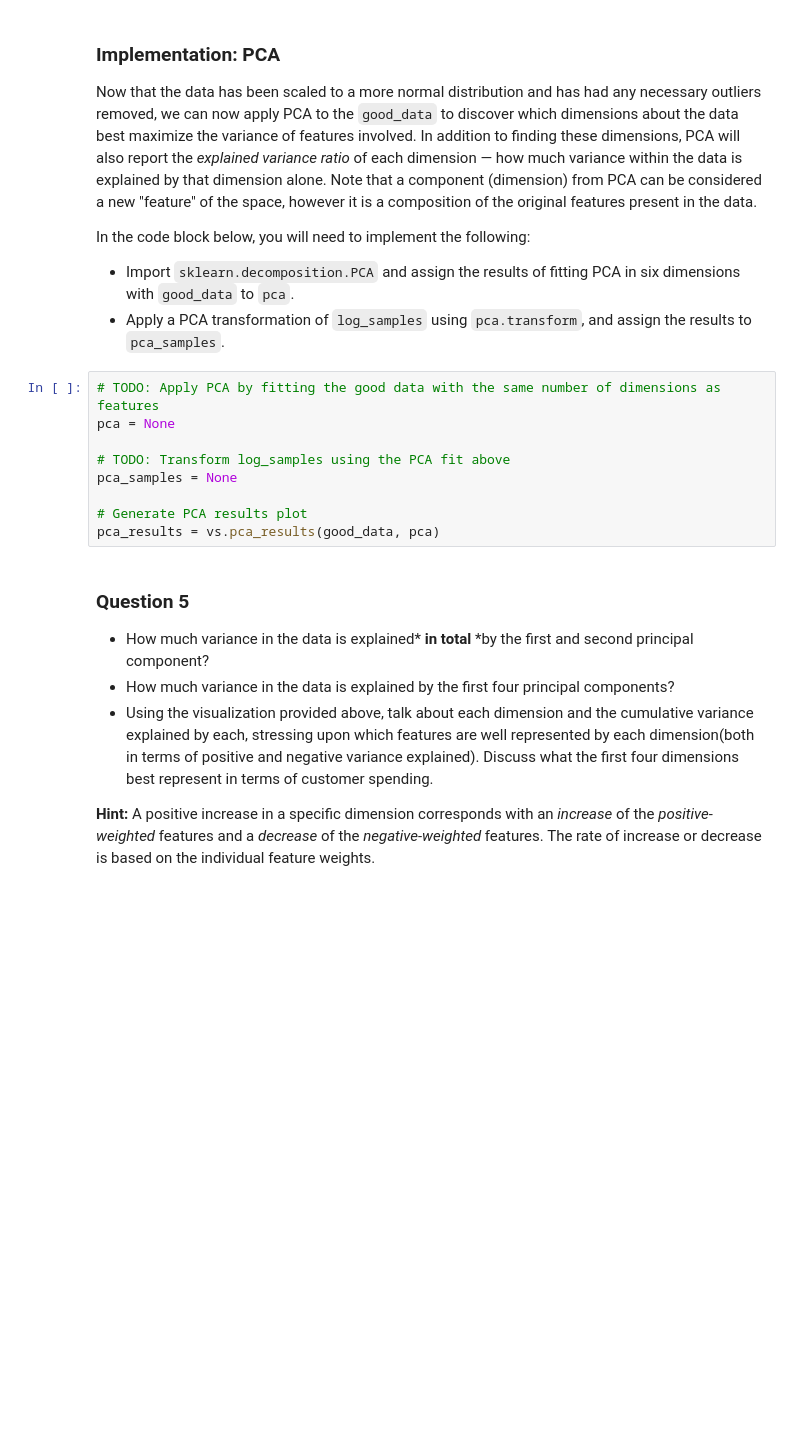
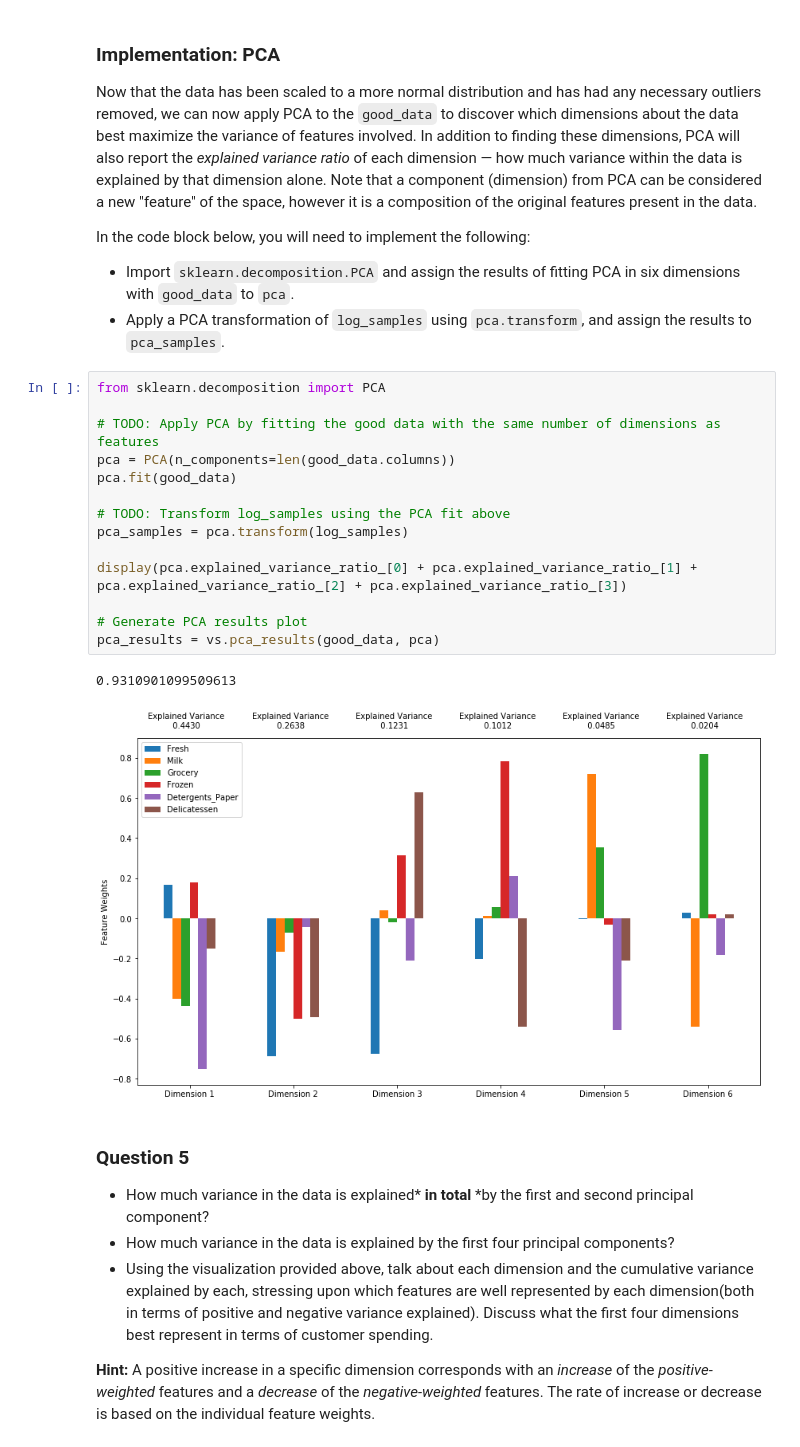
Before and after one commit to dan-lennox/customer_segments, a Jupyter notebook: customer_segments.ipynb, the cells around one changed output. Drawn from its saved outputs; the diff is of its cells as text; blank space fills up the shorter version.

```diff
--- a/customer_segments.ipynb
+++ b/customer_segments.ipynb
@@ -471,14 +471,22 @@ In the code block below, you will need to implement the following:
  - Import `sklearn.decomposition.PCA` and assign the results of fitting PCA in six dimensions with `good_data` to `pca`.
  - Apply a PCA transformation of `log_samples` using `pca.transform`, and assign the results to `pca_samples`.
 # %%
+from sklearn.decomposition import PCA
+
 # TODO: Apply PCA by fitting the good data with the same number of dimensions as features
-pca = None
+pca = PCA(n_components=len(good_data.columns))
+pca.fit(good_data)
 
 # TODO: Transform log_samples using the PCA fit above
-pca_samples = None
+pca_samples = pca.transform(log_samples)
+
+display(pca.explained_variance_ratio_[0] + pca.explained_variance_ratio_[1] + pca.explained_variance_ratio_[2] + pca.explained_variance_ratio_[3])
 
 # Generate PCA results plot
 pca_results = vs.pca_results(good_data, pca)
+# %% [output]
+0.9310901099509613
+[figure, added]
 # %% [markdown]
 ### Question 5
 
```
Also changed, not shown: parts of 4 cells of this notebook.
